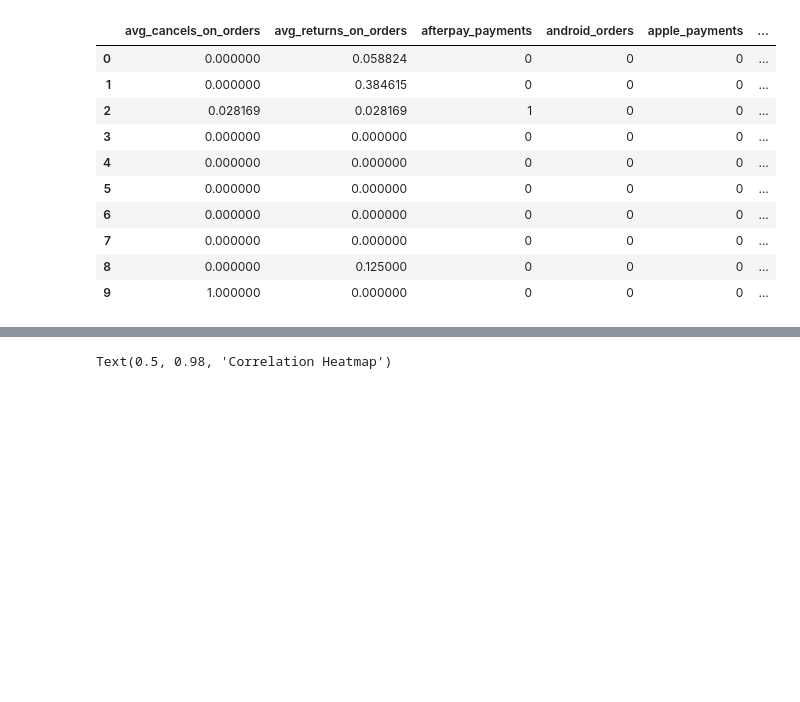
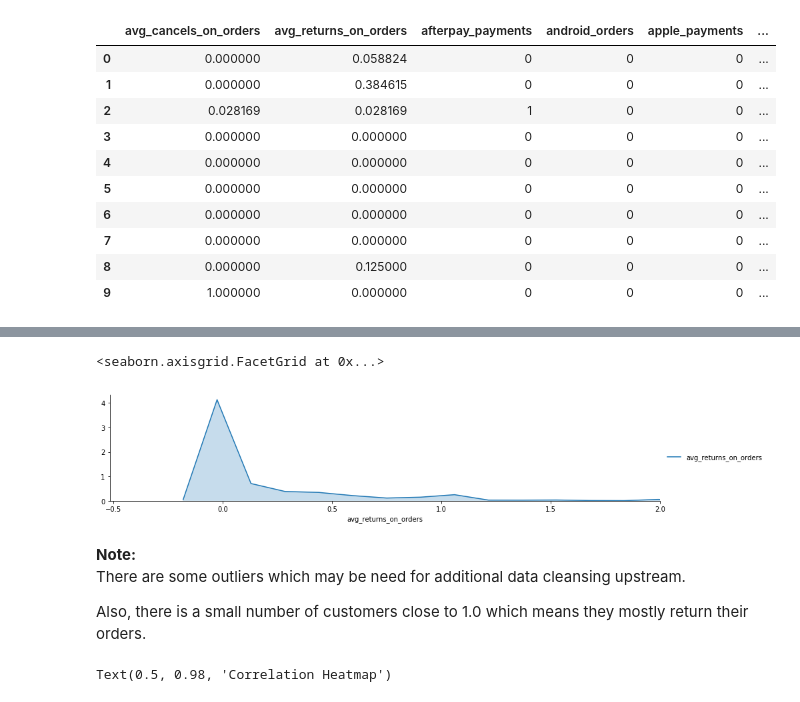
Before and after one commit to rustycodemonkey/dschallenge, a Jupyter notebook: dschallenge_keras.ipynb, the cells around one changed output, grey strips where cells are left out. Saved outputs shown, nothing was run; the diff lists cells and outputs as text; code cells hidden in the pictures; blank space fills up the shorter version.

```diff
--- a/dschallenge_keras.ipynb
+++ b/dschallenge_keras.ipynb
@@ -714,3 +788,17 @@ df_assumption.head(10)
+# %%
+# Kernel Density Estimation to look at the distribution of data
+g = sns.FacetGrid(df_assumption, aspect=4)
+g.map(sns.kdeplot,'avg_returns_on_orders',shade= True)
+g.set(xlim=(-df_assumption['avg_returns_on_orders'].std(), 2))
+g.add_legend()
+# %% [output]
+<seaborn.axisgrid.FacetGrid at 0x...>
+[figure, added]
+# %% [markdown]
+**Note:**<br>
+There are some outliers which may be need for additional data cleansing upstream.
+
+Also, there is a small number of customers close to 1.0 which means they mostly return their orders.
 # %%
 # Looking at a correlation matrix of the dataframe with inferred gender
 corr = df_assumption.corr()
```
Also changed, not shown: parts of 19 cells of this notebook.
